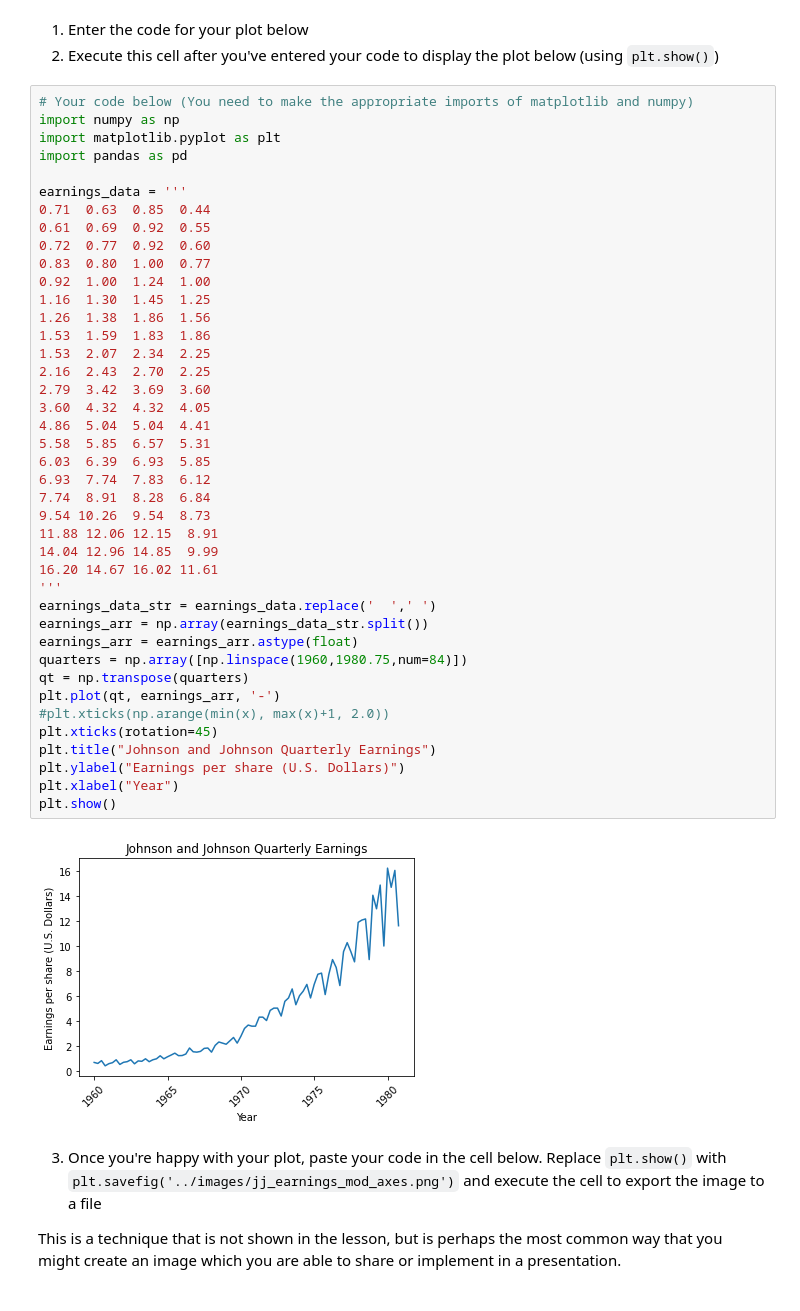
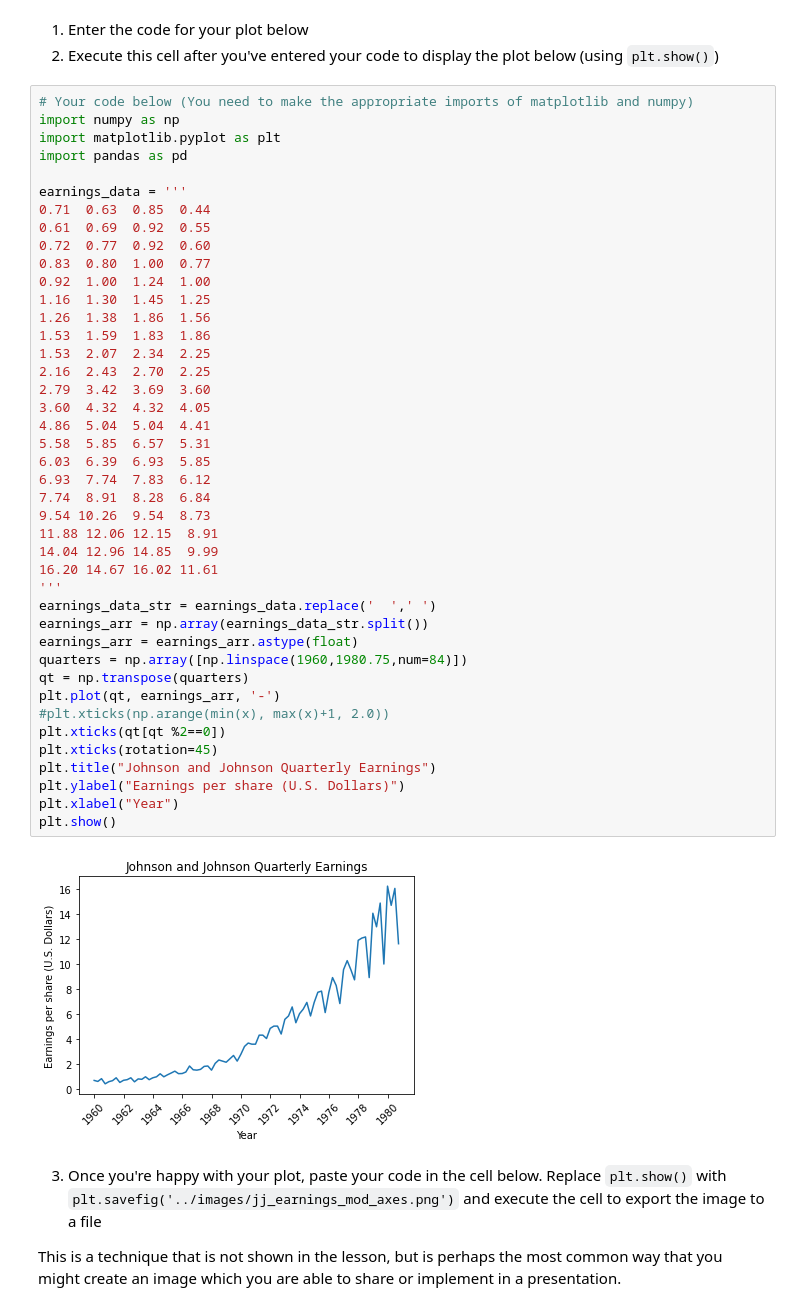
Before and after one commit to Everett24/ds-precourse-axes, a Jupyter notebook: notebooks/axes_challenges.ipynb, the cells around one changed output. Saved outputs shown, nothing was run; the diff lists cells and outputs as text.

```diff
--- a/notebooks/axes_challenges.ipynb
+++ b/notebooks/axes_challenges.ipynb
@@ -76,34 +76,35 @@ earnings_data = '''
 1.16  1.30  1.45  1.25
 1.26  1.38  1.86  1.56
 1.53  1.59  1.83  1.86
 1.53  2.07  2.34  2.25
 2.16  2.43  2.70  2.25
 2.79  3.42  3.69  3.60
 3.60  4.32  4.32  4.05
 4.86  5.04  5.04  4.41
 5.58  5.85  6.57  5.31
 6.03  6.39  6.93  5.85
 6.93  7.74  7.83  6.12
 7.74  8.91  8.28  6.84
 9.54 10.26  9.54  8.73
 11.88 12.06 12.15  8.91
 14.04 12.96 14.85  9.99
 16.20 14.67 16.02 11.61
 '''
 earnings_data_str = earnings_data.replace('  ',' ')
 earnings_arr = np.array(earnings_data_str.split())
 earnings_arr = earnings_arr.astype(float)
 quarters = np.array([np.linspace(1960,1980.75,num=84)])
 qt = np.transpose(quarters)
 plt.plot(qt, earnings_arr, '-')
 #plt.xticks(np.arange(min(x), max(x)+1, 2.0))
+plt.xticks(qt[qt %2==0])
 plt.xticks(rotation=45)
 plt.title("Johnson and Johnson Quarterly Earnings")
 plt.ylabel("Earnings per share (U.S. Dollars)")
 plt.xlabel("Year")
 plt.show()
 # %% [output]
-[figure, old version]
+[figure, new version]
 # %% [markdown]
 3. Once you're happy with your plot, paste your code in the cell below. Replace `plt.show()` with `plt.savefig('../images/jj_earnings_mod_axes.png')` and execute the cell to export the image to a file
 
```
